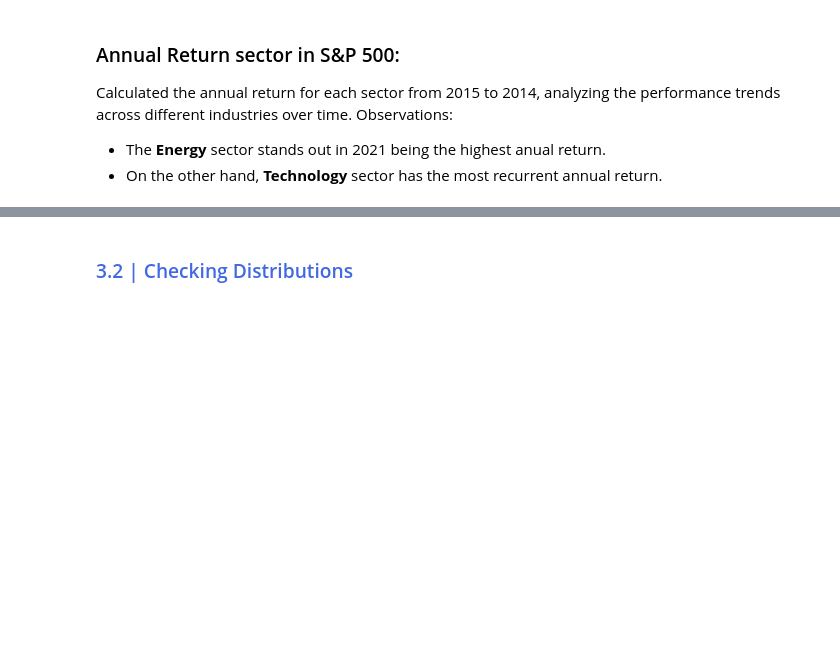
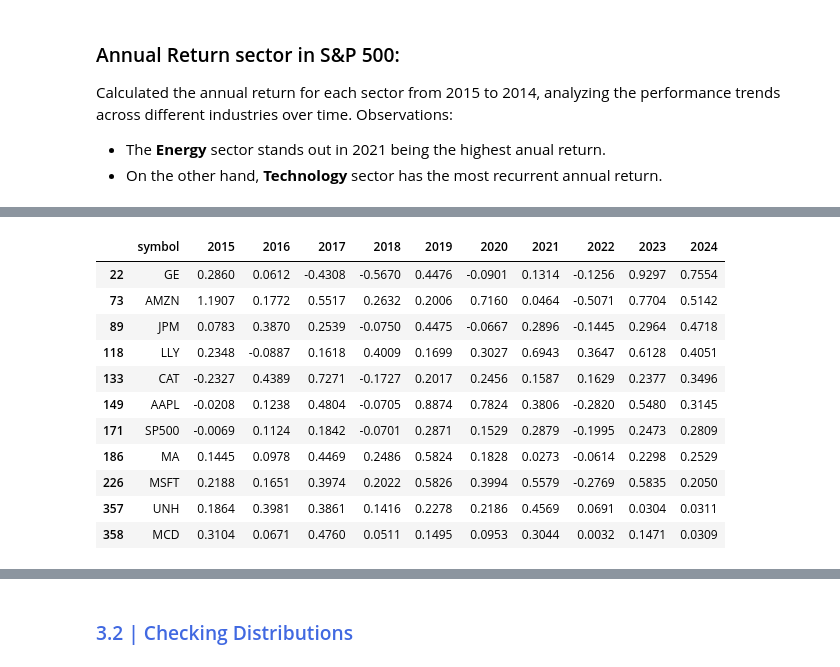
Before and after one commit to marsalmorera/stock-analysis, a Jupyter notebook: stock-analysis.ipynb, the cells around one changed output, grey strips where cells are left out. Cells and saved outputs as stored; diff of their text form; code cells hidden in the pictures; blank space fills up the shorter version.

```diff
--- a/stock-analysis.ipynb
+++ b/stock-analysis.ipynb
@@ -586,0 +629,15 @@ Observations:
+# %%
+sample_df
+# %% [output]
+|  | symbol | 2015 | 2016 | 2017 | 2018 | 2019 | 2020 | 2021 | 2022 | 2023 | 2024 |
+| 22 | GE | 0.2860 | 0.0612 | -0.4308 | -0.5670 | 0.4476 | -0.0901 | 0.1314 | -0.1256 | 0.9297 | 0.7554 |
+| 73 | AMZN | 1.1907 | 0.1772 | 0.5517 | 0.2632 | 0.2006 | 0.7160 | 0.0464 | -0.5071 | 0.7704 | 0.5142 |
+| 89 | JPM | 0.0783 | 0.3870 | 0.2539 | -0.0750 | 0.4475 | -0.0667 | 0.2896 | -0.1445 | 0.2964 | 0.4718 |
+| 118 | LLY | 0.2348 | -0.0887 | 0.1618 | 0.4009 | 0.1699 | 0.3027 | 0.6943 | 0.3647 | 0.6128 | 0.4051 |
+| 133 | CAT | -0.2327 | 0.4389 | 0.7271 | -0.1727 | 0.2017 | 0.2456 | 0.1587 | 0.1629 | 0.2377 | 0.3496 |
+| 149 | AAPL | -0.0208 | 0.1238 | 0.4804 | -0.0705 | 0.8874 | 0.7824 | 0.3806 | -0.2820 | 0.5480 | 0.3145 |
+| 171 | SP500 | -0.0069 | 0.1124 | 0.1842 | -0.0701 | 0.2871 | 0.1529 | 0.2879 | -0.1995 | 0.2473 | 0.2809 |
+| 186 | MA | 0.1445 | 0.0978 | 0.4469 | 0.2486 | 0.5824 | 0.1828 | 0.0273 | -0.0614 | 0.2298 | 0.2529 |
+| 226 | MSFT | 0.2188 | 0.1651 | 0.3974 | 0.2022 | 0.5826 | 0.3994 | 0.5579 | -0.2769 | 0.5835 | 0.2050 |
+| 357 | UNH | 0.1864 | 0.3981 | 0.3861 | 0.1416 | 0.2278 | 0.2186 | 0.4569 | 0.0691 | 0.0304 | 0.0311 |
+| 358 | MCD | 0.3104 | 0.0671 | 0.4760 | 0.0511 | 0.1495 | 0.0953 | 0.3044 | 0.0032 | 0.1471 | 0.0309 |
```
Also changed, not shown: parts of 27 cells of this notebook, 1 other file.
